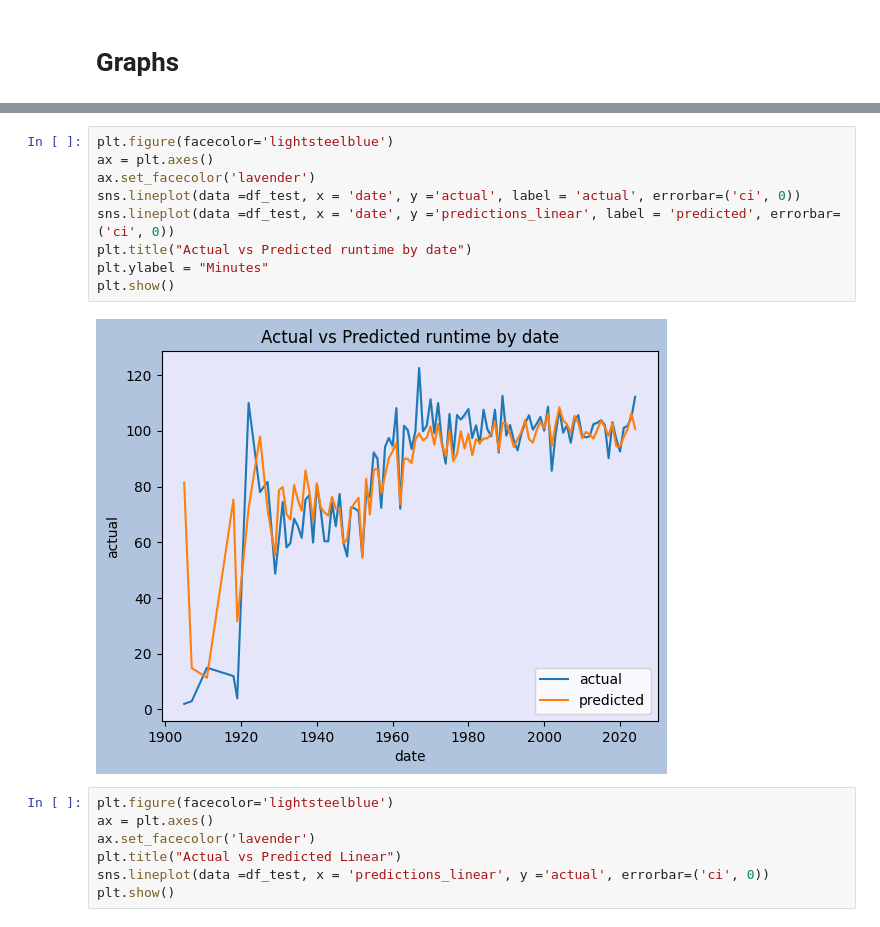
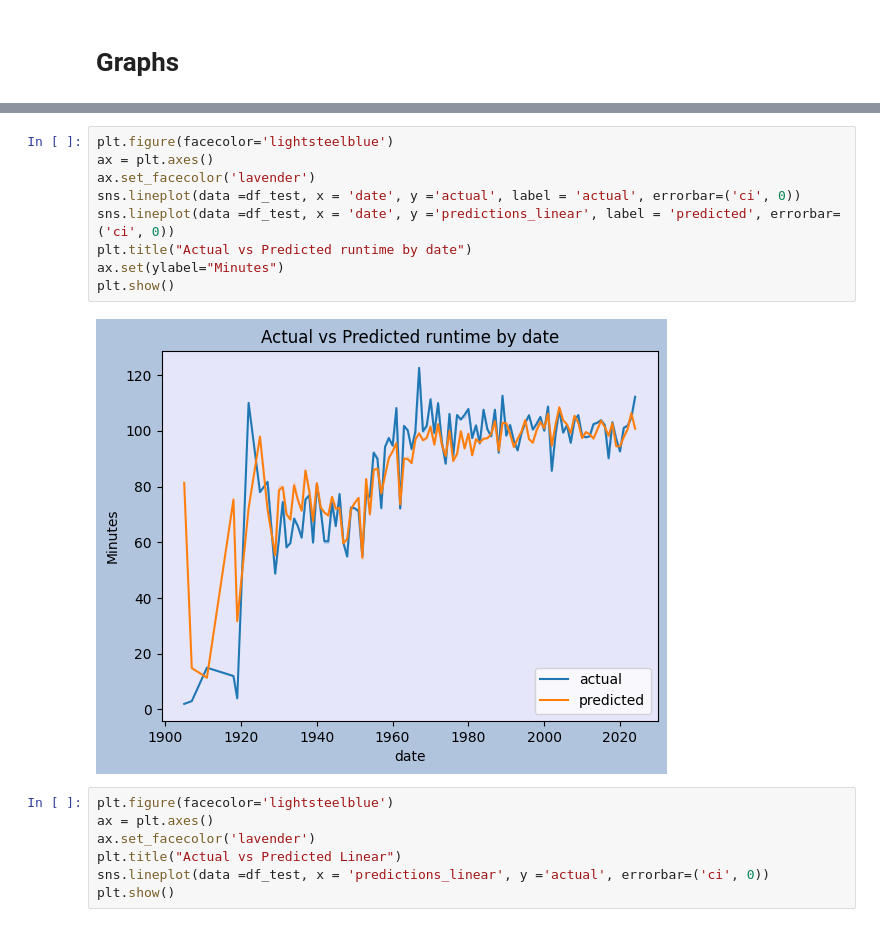
Before and after one commit to cstillma/MovieMining, a Jupyter notebook: Deliverables - Raw/Trend analysis, precursory work, Graphs.ipynb, the cells around one changed output, grey strips where cells are left out. Drawn from its saved outputs; the diff is of its cells as text.

```diff
--- a/Deliverables - Raw/Trend analysis, precursory work, Graphs.ipynb
+++ b/Deliverables - Raw/Trend analysis, precursory work, Graphs.ipynb
@@ -103,14 +103,14 @@ plt.show()
 # %%
 plt.figure(facecolor='lightsteelblue')
 ax = plt.axes()
 ax.set_facecolor('lavender')
 sns.lineplot(data =df_test, x = 'date', y ='actual', label = 'actual', errorbar=('ci', 0))
 sns.lineplot(data =df_test, x = 'date', y ='predictions_linear', label = 'predicted', errorbar=('ci', 0))
 plt.title("Actual vs Predicted runtime by date")
-plt.ylabel = "Minutes"
+ax.set(ylabel="Minutes")
 plt.show()
 # %% [output]
-[figure, old version]
+[figure, new version]
 # %%
 plt.figure(facecolor='lightsteelblue')
 ax = plt.axes()
```
Also changed, not shown: parts of 1 cell of this notebook.
